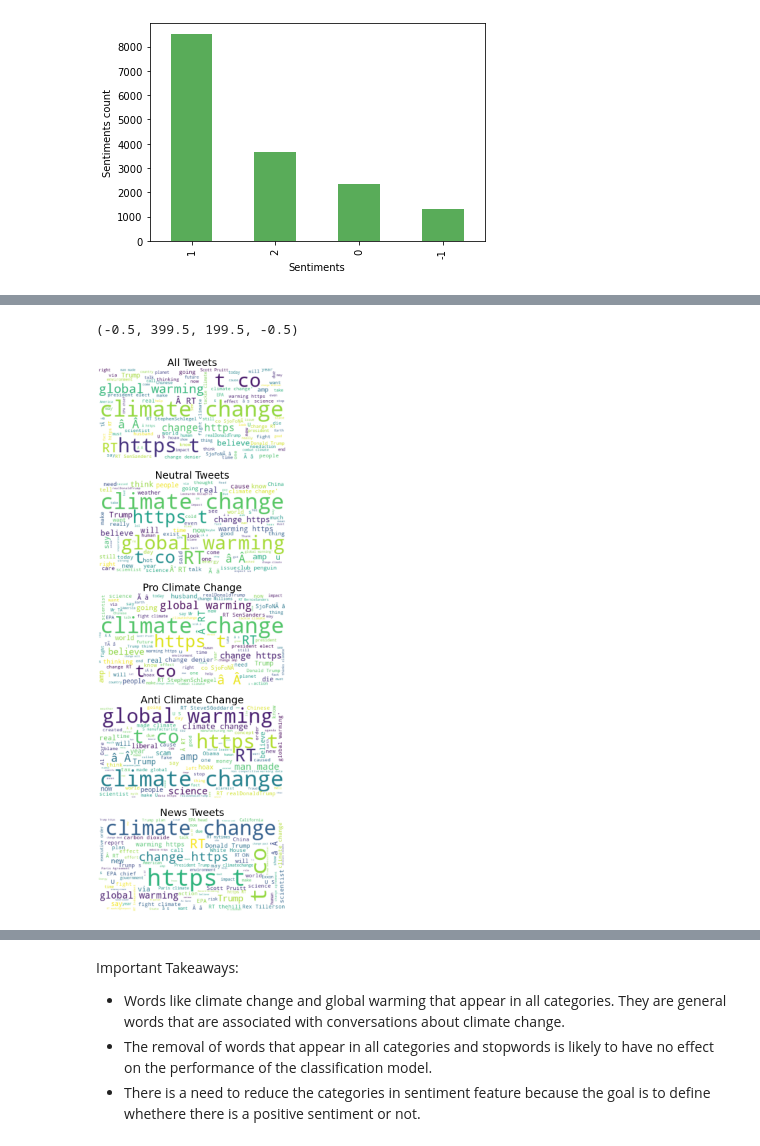
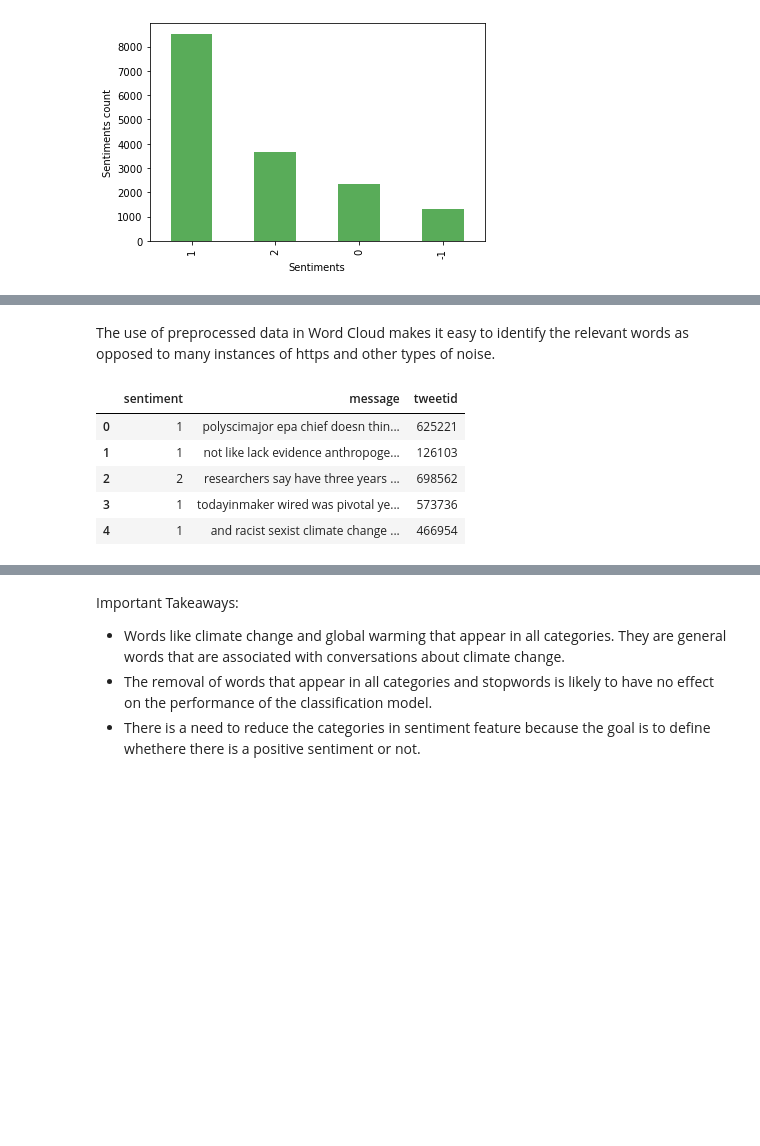
Before and after one commit to endiesworld/2110ACDS_T7_C_Predict, a Jupyter notebook: 2110ACDS_T7_starter_notebook.ipynb, the cells around one changed output, grey strips where cells are left out. Saved outputs shown, nothing was run; the diff lists cells and outputs as text; code cells hidden in the pictures; blank space fills up the shorter version.

```diff
--- a/2110ACDS_T7_starter_notebook.ipynb
+++ b/2110ACDS_T7_starter_notebook.ipynb
@@ -328,42 +354,40 @@ plt.show()
+# %% [markdown]
+The use of preprocessed data in Word Cloud makes it easy to identify the relevant words as opposed to many instances of https and other types of noise.
 # %%
-# Create DataFrame for Each Sentiment
-df_sent1 = df_train[df_train['sentiment']==1]
-df_sent0 = df_train[df_train['sentiment']==0]
-df_sentneg = df_train[df_train['sentiment']==-1]
-df_sent2 = df_train[df_train['sentiment']==2]
+# Preproceessing functions
+def preprocess_tweet(df, col):
+    """ Functions takes in a pandas dataframe and performs a series of steps on
+        the tweet/message/text column"""
+    # Converting the whole text to lowercase
+    df[col] = df[col]. apply(lambda x: x.lower())
 
-tweet_All = " ".join(review for review in df_train.message)
-tweet_sent0 = " ".join(review for review in df_sent0.message)
-tweet_sent1 = " ".join(review for review in df_sent1.message)
-tweet_sentneg = " ".join(review for review in df_sentneg.message)
-tweet_sent2 = " ".join(review for review in df_sent2.message)
+    # Removing the twitter usernames from tweet string
+    df[col] = df[col]. apply(lambda x: re.sub(r'@\w+', ' ', x))
 
-fig, ax = plt.subplots(5, 1, figsize  = (30,30))
-# Create and generate a word cloud image:
-wordcloud_ALL = WordCloud(max_font_size=50, max_words=100, background_color="white").generate(tweet_All)
-wordcloud_sent0 = WordCloud(max_font_size=50, max_words=100, background_color="white").generate(tweet_sent0)
-wordcloud_sent1 = WordCloud(max_font_size=50, max_words=100, background_color="white").generate(tweet_sent1)
-wordcloud_sentneg = WordCloud(max_font_size=50, max_words=100, background_color="white").generate(tweet_sentneg)
-wordcloud_sent2 = WordCloud(max_font_size=50, max_words=100, background_color="white").generate(tweet_sent2)
+    # Removing the URLS from the tweet string
+    df[col] = df[col]. apply(lambda x: re.sub(r'@\w+', ' ', x))
 
-# Display the generated image:
-ax[0].imshow(wordcloud_ALL, interpolation='bilinear')
-ax[0].set_title('All Tweets', fontsize=30)
-ax[0].axis('off')
-ax[1].imshow(wordcloud_sent0, interpolation='bilinear')
-ax[1].set_title('Neutral Tweets',fontsize=30)
-ax[1].axis('off')
-ax[2].imshow(wordcloud_sent1, interpolation='bilinear')
-ax[2].set_title('Pro Climate Change',fontsize=30)
-ax[2].axis('off')
-ax[3].imshow(wordcloud_sentneg, interpolation='bilinear')
-ax[3].set_title('Anti Climate Change',fontsize=30)
-ax[3].axis('off')
-ax[4].imshow(wordcloud_sent2, interpolation='bilinear')
-ax[4].set_title('News Tweets',fontsize=30)
-ax[4].axis('off')
+    # Removing the URLS from the tweet string
+    df[col] = df[col]. apply(lambda x: re.sub(r'http\S+', ' ', x))
 
-#wordcloud.to_file("img/first_review.png")
+    # Deleting everything that is not characters
+    df[col] = df[col]. apply(lambda x: re.sub(r'[^a-z A-Z]', ' ', x))
+
+    # Deleting any word which is less than 3-characters mostly those are stopwords
+    df[col] = df[col]. apply(lambda x: re.sub(r'\b\w{1,2}\b', '', x))
+
+    # Stripping extra spaces in the text
+    df[col] = df[col]. apply(lambda x: re.sub(r' +', ' ', x))
+
+    return df
+
+preprocess_tweet(df_train_cloud, 'message')
+
+df_train_cloud.head()
 # %% [output]
-(-0.5, 399.5, 199.5, -0.5)
-[figure, removed]
+|  | sentiment | message | tweetid |
+| 0 | 1 | polyscimajor epa chief doesn thin... | 625221 |
+| 1 | 1 | not like lack evidence anthropoge... | 126103 |
+| 2 | 2 | researchers say have three years ... | 698562 |
+| 3 | 1 | todayinmaker wired was pivotal ye... | 573736 |
+| 4 | 1 | and racist sexist climate change ... | 466954 |
```
Also changed, not shown: parts of 10 cells of this notebook.
